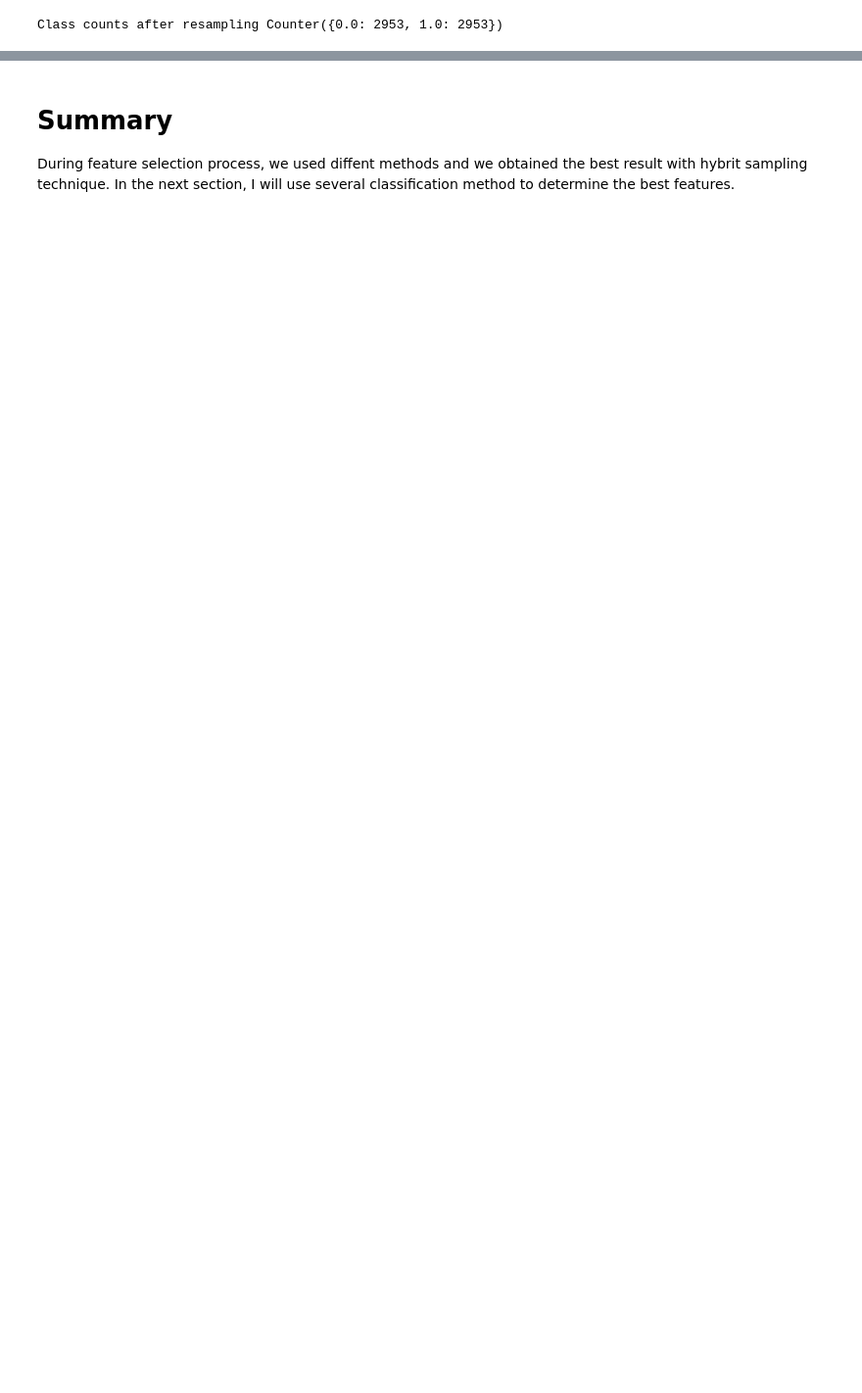
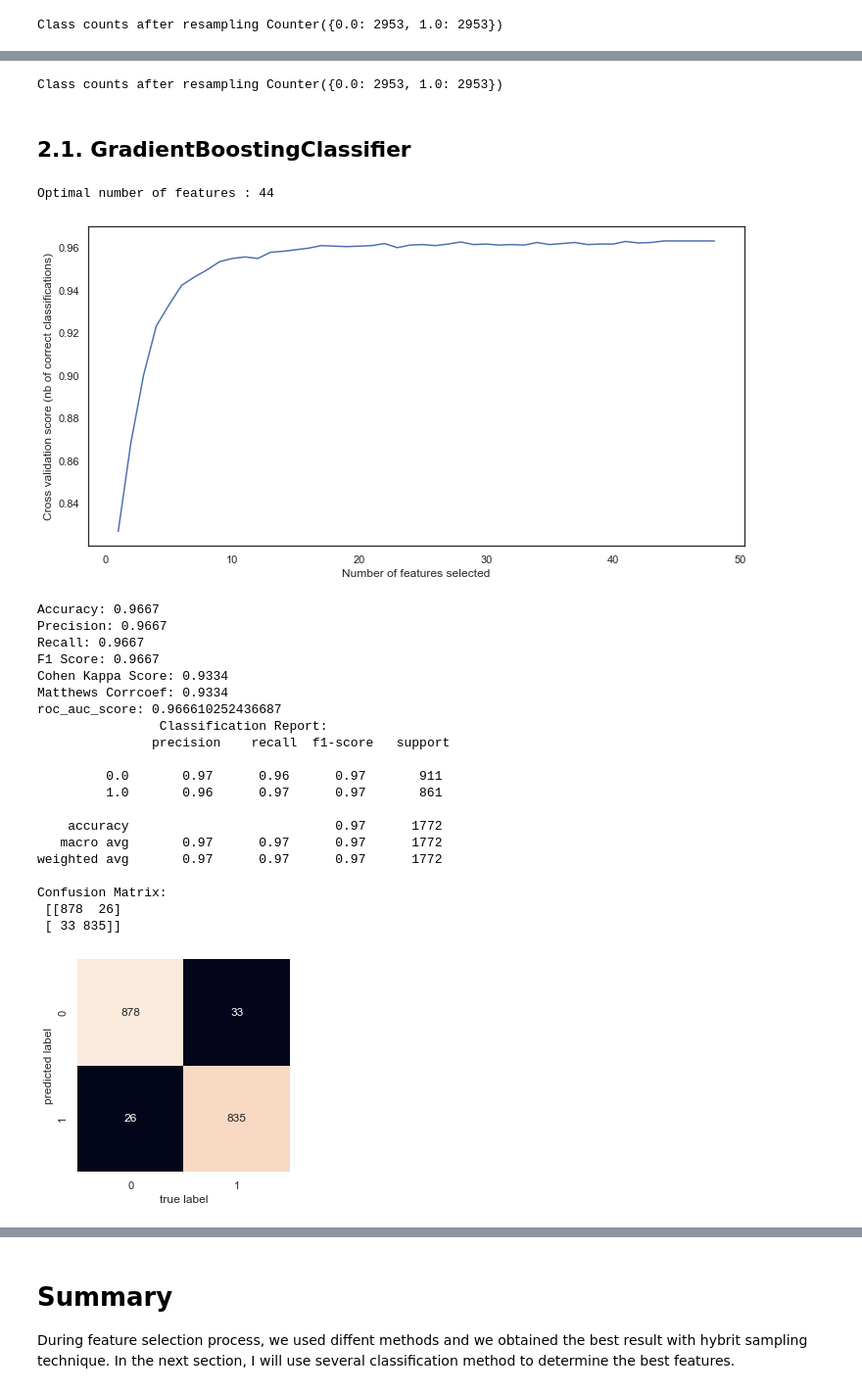
Before and after one commit to ali-unlu/predicting-drug-use, a Jupyter notebook: Feature Selection with Hybrid Sampling Methods.ipynb, the cells around one changed output, grey strips where cells are left out. Shown: that part at 98% size. Saved outputs shown, nothing was run; the diff lists cells and outputs as text; code cells hidden in the pictures; blank space fills up the shorter version.

```diff
--- a/Feature Selection with Hybrid Sampling Methods.ipynb
+++ b/Feature Selection with Hybrid Sampling Methods.ipynb
@@ -369,0 +268,61 @@ dt_columns
+# %%
+# resample by adding samples to minority class using SMOTE
+from collections import Counter
+from imblearn.combine import SMOTETomek
+from imblearn.under_sampling import TomekLinks
+
+# 'not minority': resample all classes but the minority class;
+resample = SMOTETomek(tomek=TomekLinks(sampling_strategy='not minority'))
+X_oversamp, Y_over_samp = resample.fit_resample(X, y)
+
+
+
+#split data train and test
+from sklearn.model_selection import train_test_split
+X_train, X_test, y_train, y_test = train_test_split(X_oversamp,
+                                                    Y_over_samp,
+                                                    test_size=0.3,
+                                                    random_state = 10)
+
+
+
+print(f"Class counts after resampling {Counter( Y_over_samp)}")
+# %% [output]
+Class counts after resampling Counter({0.0: 2953, 1.0: 2953})
+# %% [markdown]
+## 2.1. GradientBoostingClassifier
+# %%
+# Gradient Boosting Classifier
+from sklearn.ensemble import GradientBoostingClassifier
+
+estimator = GradientBoostingClassifier()
+model = GradientBoostingClassifier()
+n_splits = 5
+n_repeats = 5
+
+gbc_model = refcv_model(X_train, y_train, estimator, model, n_splits, n_repeats)
+plot_results(gbc_model[0])
+# %% [output]
+Optimal number of features : 44
+[figure, added]
+Accuracy: 0.9667
+Precision: 0.9667
+Recall: 0.9667
+F1 Score: 0.9667
+Cohen Kappa Score: 0.9334
+Matthews Corrcoef: 0.9334
+roc_auc_score: 0.966610252436687
+                Classification Report:
+               precision    recall  f1-score   support
+
+         0.0       0.97      0.96      0.97       911
+         1.0       0.96      0.97      0.97       861
+
+    accuracy                           0.97      1772
+   macro avg       0.97      0.97      0.97      1772
+weighted avg       0.97      0.97      0.97      1772
+
+Confusion Matrix:
+ [[878  26]
+ [ 33 835]]
+[figure, added]
```
Also changed, not shown: parts of 34 cells of this notebook, 1 other file.
